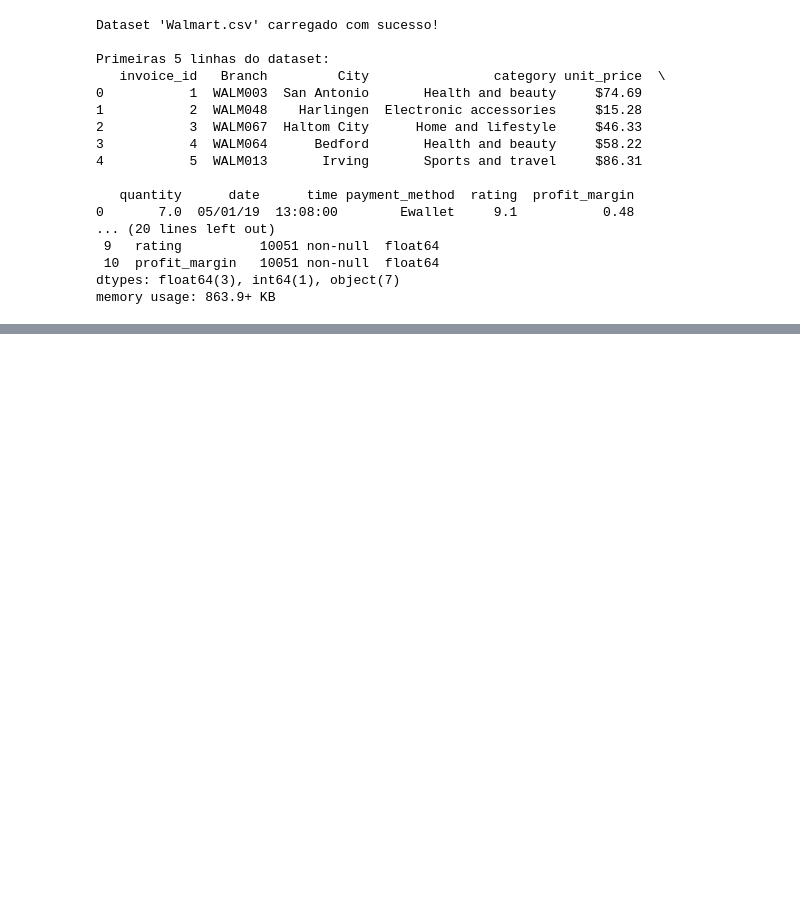
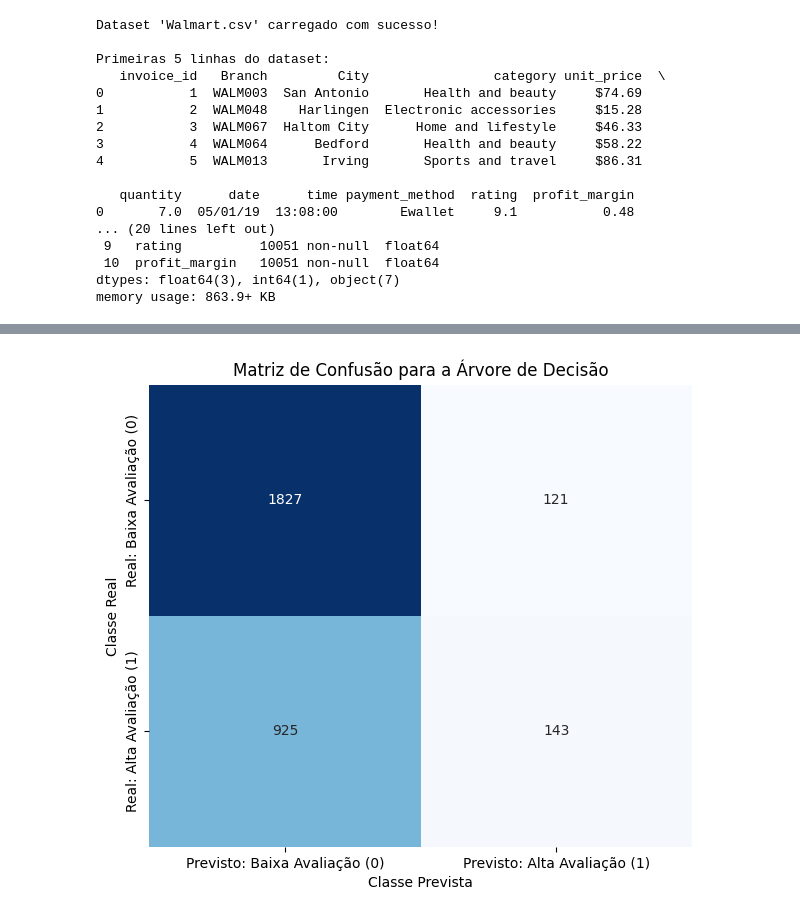
Before and after one commit to Haell39/IAClass_ML_Algorithms, a Jupyter notebook: arvore.ipynb, the cells around one changed output, grey strips where cells are left out. Saved outputs shown, nothing was run; the diff lists cells and outputs as text; code cells hidden in the pictures; blank space fills up the shorter version.

```diff
--- a/arvore.ipynb
+++ b/arvore.ipynb
@@ -45,0 +53,6 @@ memory usage: 863.9+ KB
+# %%
+# 3. Criar a variável alvo (y) para Classificação
+df_walmart['High_Rating'] = (df_walmart['rating'] >= 7).astype(int)
+
+print("\nNova coluna 'High_Rating' (variável alvo) criada. Contagem de classes:")
+print(df_walmart['High_Rating'].value_counts())
@@ -45,0 +110,7 @@ memory usage: 863.9+ KB
+# %%
+# 7. Dividir os dados em conjuntos de treinamento e teste
+X_train, X_test, y_train, y_test = train_test_split(X, y, test_size=0.3, random_state=42, stratify=y)
+
+print(f"\nDados divididos: Treino={len(X_train)} amostras, Teste={len(X_test)} amostras.")
+print(f"Proporção de 'High_Rating' no treino:\n{y_train.value_counts(normalize=True)}")
+print(f"Proporção de 'High_Rating' no teste:\n{y_test.value_counts(normalize=True)}")
@@ -45,0 +129,9 @@ memory usage: 863.9+ KB
+# %%
+# 8. Treinar e avaliar o modelo de Árvore de Decisão
+# Criar um pipeline que primeiro pré-processa os dados e depois aplica o classificador
+# max_depth --> Limita a profundidade da árvore para evitar overfitting
+dtree_pipeline = Pipeline(steps=[('preprocessor', preprocessor),('classifier', DecisionTreeClassifier(max_depth=5, random_state=39))]) #esse numero random_state pode ser qualquer, é só para garantir reprodutibilidade
+
+print("\nTreinando o modelo de Árvore de Decisão...")
+dtree_pipeline.fit(X_train, y_train)
+print("Treinamento da Árvore de Decisão concluído.")
@@ -45,0 +141,15 @@ memory usage: 863.9+ KB
+# %%
+# Fazer previsões no conjunto de teste
+y_pred_dtree = dtree_pipeline.predict(X_test)
+
+# Avaliar o desempenho do modelo
+accuracy = accuracy_score(y_test, y_pred_dtree)
+print(f"\n--- Resultados da Árvore de Decisão ---")
+print(f"Acurácia da Árvore de Decisão no conjunto de teste: {accuracy:.4f}")
+
+print("\nRelatório de Classificação (Precision, Recall, F1-score):")
+print(classification_report(y_test, y_pred_dtree, target_names=['Baixa Avaliação (0)', 'Alta Avaliação (1)']))
+
+print("\nMatriz de Confusão:")
+cm = confusion_matrix(y_test, y_pred_dtree)
+print(cm)
@@ -45,0 +174,10 @@ memory usage: 863.9+ KB
+# %%
+# 9. Visualização da Matriz de Confusão
+plt.figure(figsize=(7, 6))
+sns.heatmap(cm, annot=True, fmt='d', cmap='Blues', cbar=False,xticklabels=['Previsto: Baixa Avaliação (0)', 'Previsto: Alta Avaliação (1)'],yticklabels=['Real: Baixa Avaliação (0)', 'Real: Alta Avaliação (1)'])
+plt.xlabel('Classe Prevista')
+plt.ylabel('Classe Real')
+plt.title('Matriz de Confusão para a Árvore de Decisão')
+plt.show()
+# %% [output]
+[figure, added]
```
Also changed, not shown: parts of 11 cells of this notebook.
